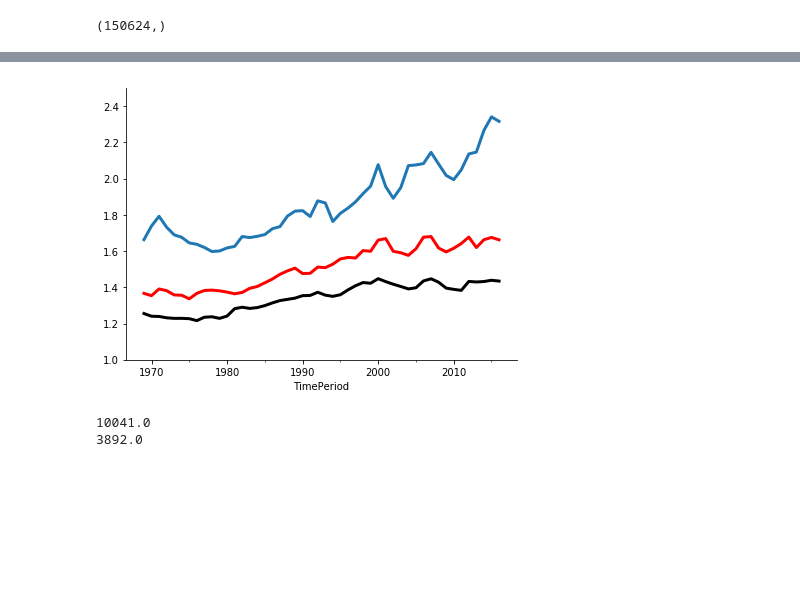
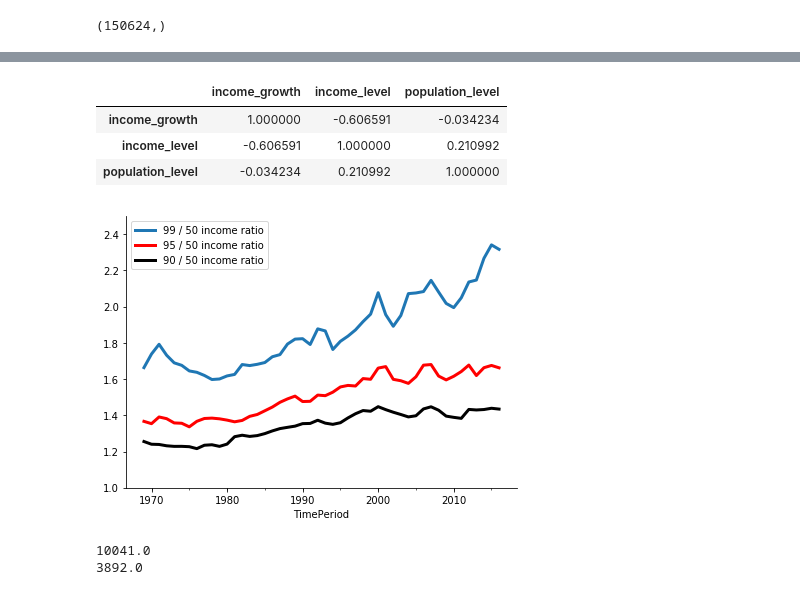
Before and after one commit to mwaugh0328/data_bootcamp_spring_2018, a Jupyter notebook: final_project/geo_bcycles_explore.ipynb, the cells around one changed output, grey strips where cells are left out. Cells and saved outputs as stored; diff of their text form; code cells hidden in the pictures; blank space fills up the shorter version.

Commit message:
adding charts project

```diff
--- a/final_project/geo_bcycles_explore.ipynb
+++ b/final_project/geo_bcycles_explore.ipynb
@@ -238,9 +238,9 @@ combo.head()
 # %%
 combo = combo[combo.county_fips != "000"]
 # %%
-combo.set_index(["county_fips","TimePeriod"],inplace = True)
+combo.set_index(["GeoFips","TimePeriod"],inplace = True)
 # %%
-combo.sort_index(level="county_fips", inplace = True)
+combo.sort_index(level="GeoFips", inplace = True)
 # %%
 combo.index.shape
 # %% [output]
@@ -264,3 +299,10 @@ combo.head()
+# %%
+test.corr()
+# %% [output]
+|  | income_growth | income_level | population_level |
+| income_growth | 1.000000 | -0.606591 | -0.034234 |
+| income_level | -0.606591 | 1.000000 | 0.210992 |
+| population_level | -0.034234 | 0.210992 | 1.000000 |
 # %%
 combo.dropna(inplace=True)
 grp = combo.groupby(["TimePeriod"])
@@ -269,24 +311,25 @@ calc = wc.Calculator("Population")
 # %%
 rich_poor_99 = (calc.quantile(grp, "IncomePC", 0.99)/calc.quantile(grp, "IncomePC", 0.50))
 rich_poor_95 = (calc.quantile(grp, "IncomePC", 0.95)/calc.quantile(grp, "IncomePC", 0.50))
 rich_poor_90 = (calc.quantile(grp, "IncomePC", 0.90)/calc.quantile(grp, "IncomePC", 0.50))
 
-fig, ax  = plt.subplots()
+fig, ax  = plt.subplots(figsize = (7,5))
 
-rich_poor_99.plot(ax = ax, lw = 3, figsize = (7,5))
+rich_poor_99.plot(ax = ax, lw = 3, label = "99 / 50 income ratio" )
 
-rich_poor_95.plot(ax = ax, lw = 3, color = "red")
+rich_poor_95.plot(ax = ax, lw = 3, color = "red", label = "95 / 50 income ratio" )
 
-rich_poor_90.plot(ax = ax, lw = 3, color = "black")
+rich_poor_90.plot(ax = ax, lw = 3, color = "black", label = "90 / 50 income ratio" )
 
 ax.spines["right"].set_visible(False)
 ax.spines["top"].set_visible(False)
 
 ax.set_ylim(1.0,2.5)
 
+plt.legend()
 plt.show()
 # %% [output]
-[figure, old version]
+[figure, new version]
 # %%
 year1 = "1969-01-01"
 year2 = "1980-01-01"
```
Also changed, not shown: parts of 24 cells of this notebook, 1 other file.
